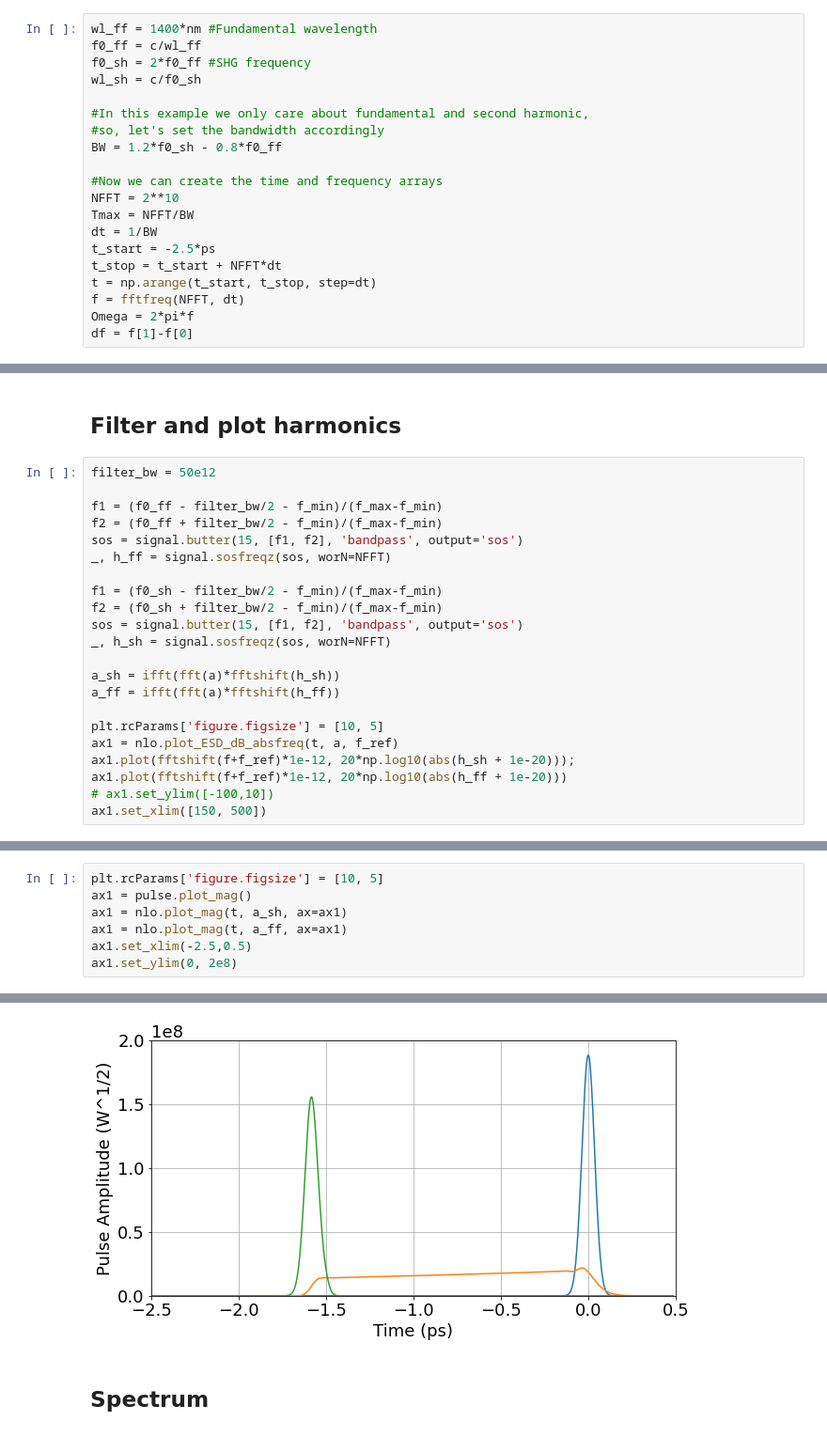
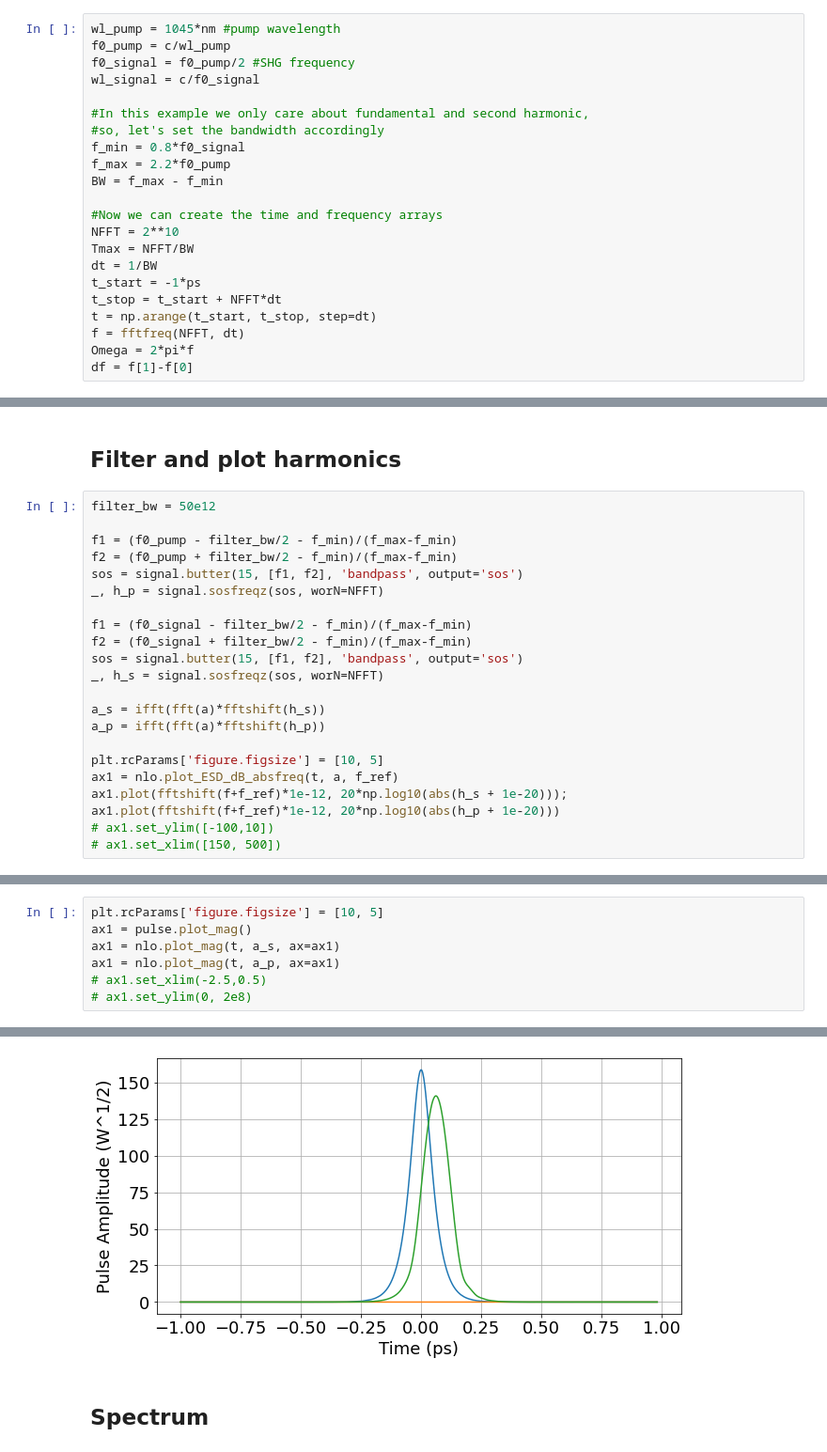
Before and after one commit to ledezmaluism/snow, a Jupyter notebook: Notebooks/NEE_test_Example3_OPO.ipynb, the cells around one changed output, grey strips where cells are left out. Shown at 94% size. Cells and saved outputs as stored; diff of their text form.

```diff
--- a/Notebooks/NEE_test_Example3_OPO.ipynb
+++ b/Notebooks/NEE_test_Example3_OPO.ipynb
@@ -83,18 +68,20 @@ For this example we'll choose the bandwidth large enough to cover just the funda
 # %%
-wl_ff = 1400*nm #Fundamental wavelength
-f0_ff = c/wl_ff
-f0_sh = 2*f0_ff #SHG frequency
-wl_sh = c/f0_sh
+wl_pump = 1045*nm #pump wavelength
+f0_pump = c/wl_pump
+f0_signal = f0_pump/2 #SHG frequency
+wl_signal = c/f0_signal
 
 #In this example we only care about fundamental and second harmonic,
 #so, let's set the bandwidth accordingly
-BW = 1.2*f0_sh - 0.8*f0_ff
+f_min = 0.8*f0_signal
+f_max = 2.2*f0_pump
+BW = f_max - f_min
 
 #Now we can create the time and frequency arrays
 NFFT = 2**10
 Tmax = NFFT/BW
 dt = 1/BW
-t_start = -2.5*ps
+t_start = -1*ps
 t_stop = t_start + NFFT*dt
 t = np.arange(t_start, t_stop, step=dt)
 f = fftfreq(NFFT, dt)
@@ -378,23 +372,23 @@ plt.colorbar(im, ax=ax)
 # %%
 filter_bw = 50e12
 
-f1 = (f0_ff - filter_bw/2 - f_min)/(f_max-f_min)
-f2 = (f0_ff + filter_bw/2 - f_min)/(f_max-f_min)
+f1 = (f0_pump - filter_bw/2 - f_min)/(f_max-f_min)
+f2 = (f0_pump + filter_bw/2 - f_min)/(f_max-f_min)
 sos = signal.butter(15, [f1, f2], 'bandpass', output='sos')
-_, h_ff = signal.sosfreqz(sos, worN=NFFT)
+_, h_p = signal.sosfreqz(sos, worN=NFFT)
 
-f1 = (f0_sh - filter_bw/2 - f_min)/(f_max-f_min)
-f2 = (f0_sh + filter_bw/2 - f_min)/(f_max-f_min)
+f1 = (f0_signal - filter_bw/2 - f_min)/(f_max-f_min)
+f2 = (f0_signal + filter_bw/2 - f_min)/(f_max-f_min)
 sos = signal.butter(15, [f1, f2], 'bandpass', output='sos')
-_, h_sh = signal.sosfreqz(sos, worN=NFFT)
+_, h_s = signal.sosfreqz(sos, worN=NFFT)
 
-a_sh = ifft(fft(a)*fftshift(h_sh))
-a_ff = ifft(fft(a)*fftshift(h_ff))
+a_s = ifft(fft(a)*fftshift(h_s))
+a_p = ifft(fft(a)*fftshift(h_p))
 
 plt.rcParams['figure.figsize'] = [10, 5]
 ax1 = nlo.plot_ESD_dB_absfreq(t, a, f_ref)
-ax1.plot(fftshift(f+f_ref)*1e-12, 20*np.log10(abs(h_sh + 1e-20)));
-ax1.plot(fftshift(f+f_ref)*1e-12, 20*np.log10(abs(h_ff + 1e-20)))
+ax1.plot(fftshift(f+f_ref)*1e-12, 20*np.log10(abs(h_s + 1e-20)));
+ax1.plot(fftshift(f+f_ref)*1e-12, 20*np.log10(abs(h_p + 1e-20)))
 # ax1.set_ylim([-100,10])
-ax1.set_xlim([150, 500])
+# ax1.set_xlim([150, 500])
 # %% [output]
@@ -403,8 +397,8 @@ ax1.set_xlim([150, 500])
 # %%
 plt.rcParams['figure.figsize'] = [10, 5]
 ax1 = pulse.plot_mag()
-ax1 = nlo.plot_mag(t, a_sh, ax=ax1)
-ax1 = nlo.plot_mag(t, a_ff, ax=ax1)
-ax1.set_xlim(-2.5,0.5)
-ax1.set_ylim(0, 2e8)
+ax1 = nlo.plot_mag(t, a_s, ax=ax1)
+ax1 = nlo.plot_mag(t, a_p, ax=ax1)
+# ax1.set_xlim(-2.5,0.5)
+# ax1.set_ylim(0, 2e8)
 # %% [output]
@@ -412,4 +405,4 @@ ax1.set_ylim(0, 2e8)
-[figure, old version]
+[figure, new version]
 # %% [markdown]
 ## Spectrum
 # %%
```
Also changed, not shown: parts of 23 cells of this notebook.
